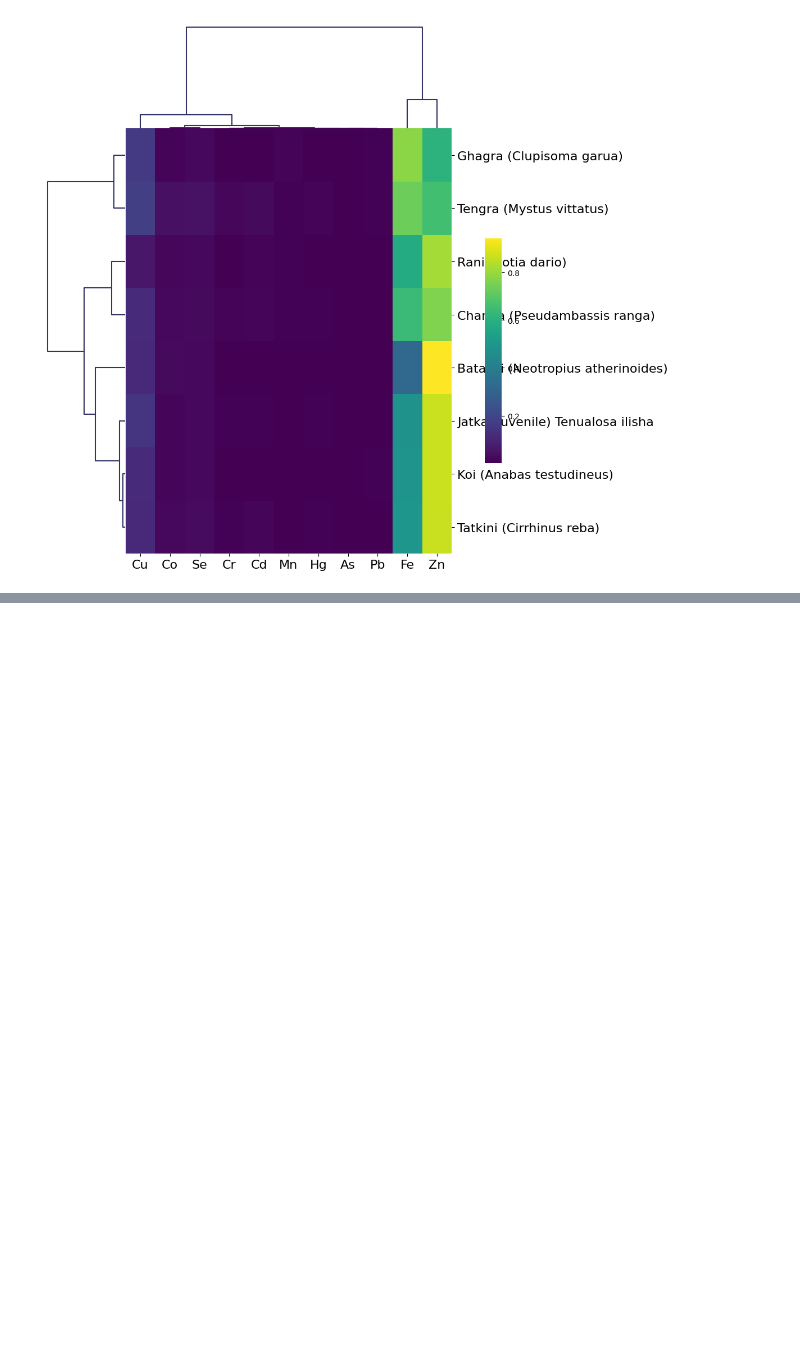
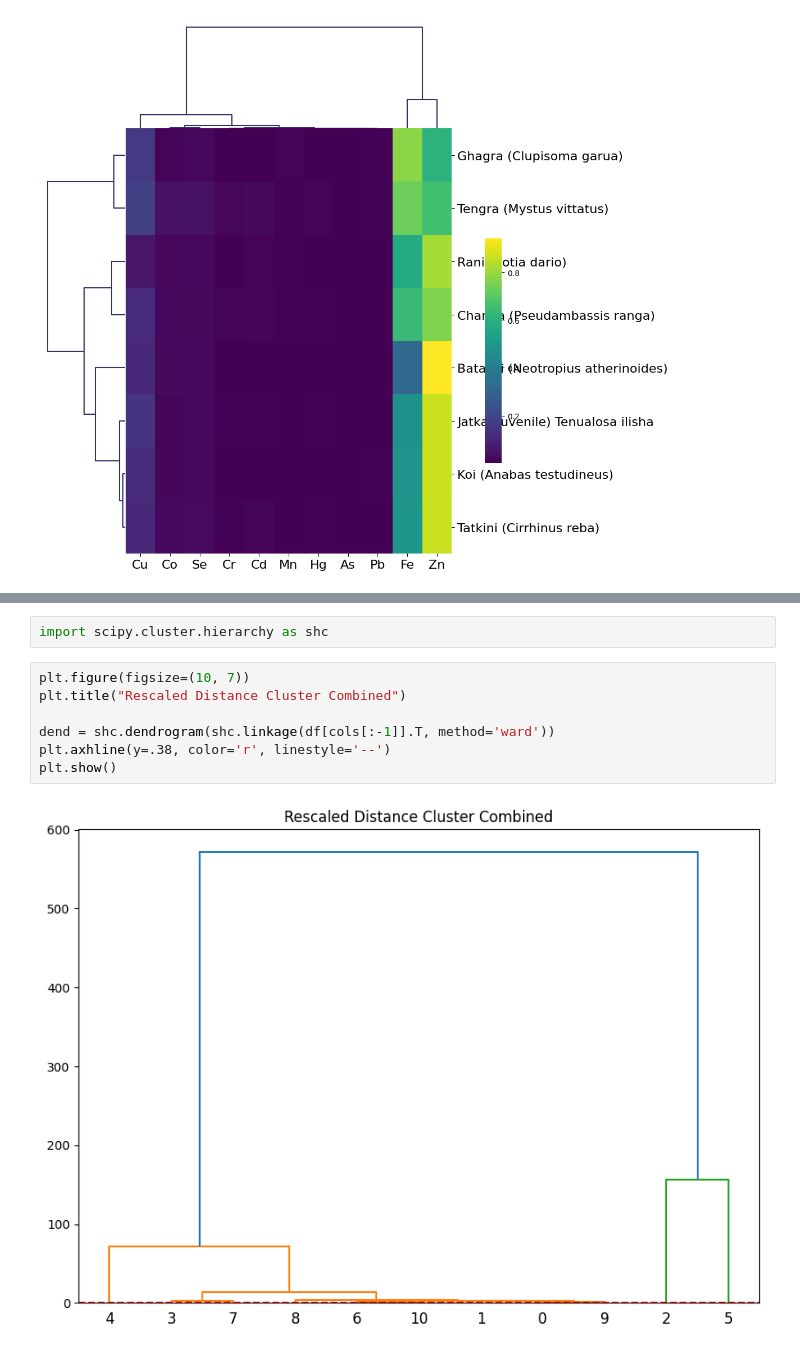
Before and after one commit to rakibhhridoy/OnGoingStudy, a Jupyter notebook: DhaleshwariFish/Python/ClusterAnalysis.ipynb, the cells around one changed output, grey strips where cells are left out. Drawn from its saved outputs; the diff is of its cells as text; blank space fills up the shorter version.

Commit message:
clustermap ++

```diff
--- a/DhaleshwariFish/Python/ClusterAnalysis.ipynb
+++ b/DhaleshwariFish/Python/ClusterAnalysis.ipynb
@@ -225,0 +226,11 @@ g.ax_cbar.set_position((1, .2, .03, .4))
+# %%
+import scipy.cluster.hierarchy as shc
+# %%
+plt.figure(figsize=(10, 7))
+plt.title("Rescaled Distance Cluster Combined")
+
+dend = shc.dendrogram(shc.linkage(df[cols[:-1]].T, method='ward'))
+plt.axhline(y=.38, color='r', linestyle='--')
+plt.show()
+# %% [output]
+[figure, added]
```
Also changed, not shown: parts of 9 cells of this notebook.
